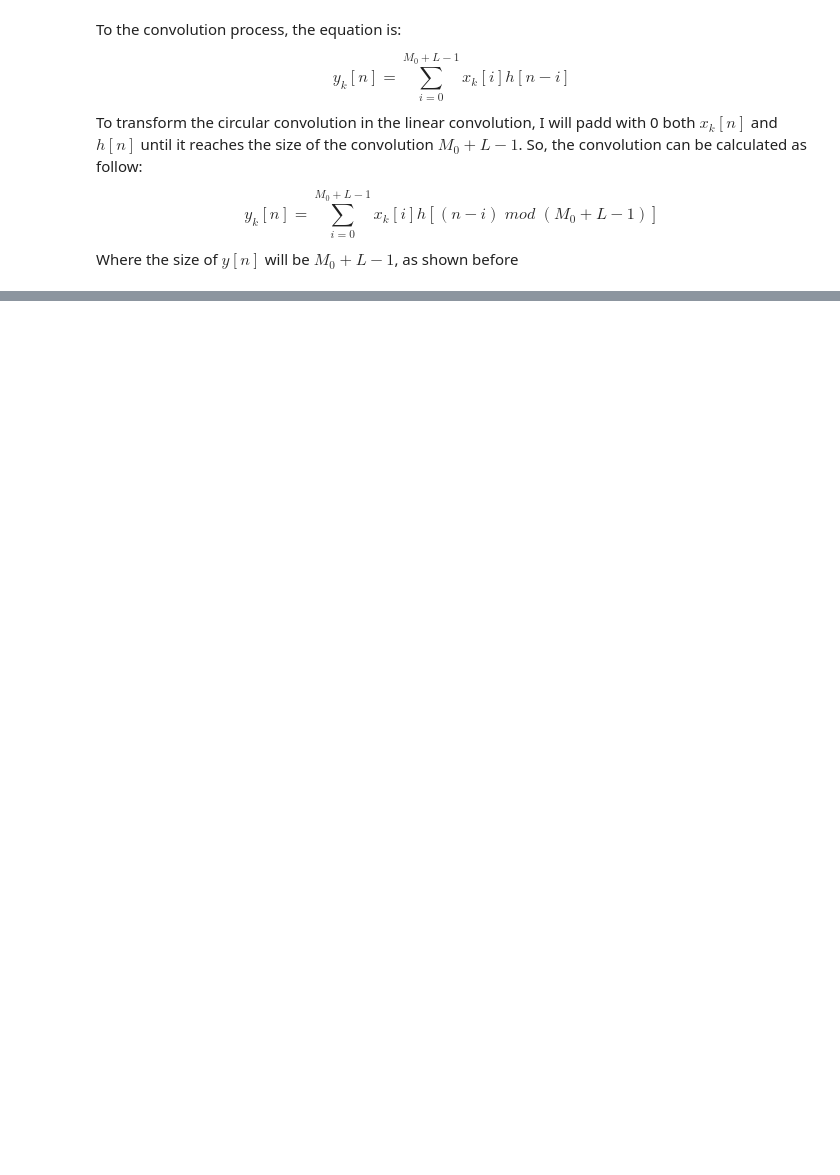
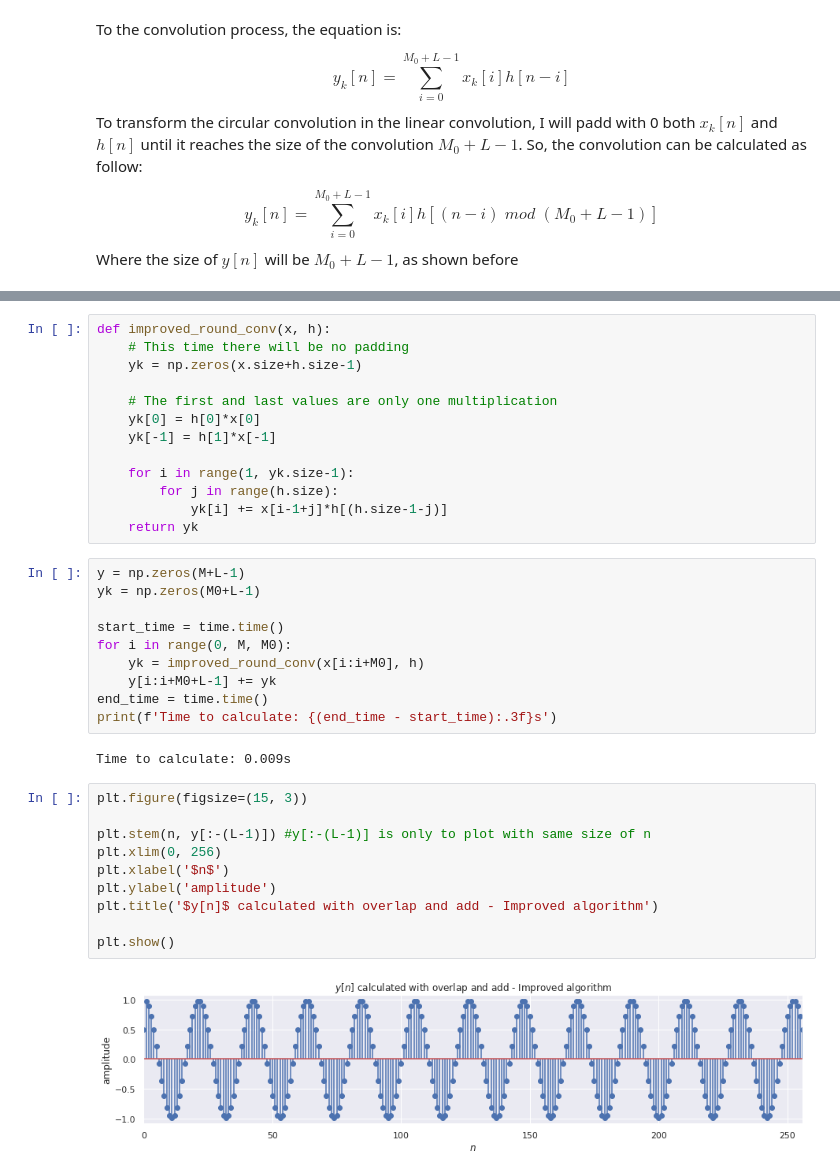
Before and after one commit to JoaoPi314/PDS-sampling-exercise, a Jupyter notebook: Convolution with Overlap and Add.ipynb, the cells around one changed output, grey strips where cells are left out. Drawn from its saved outputs; the diff is of its cells as text; blank space fills up the shorter version.

```diff
--- a/Convolution with Overlap and Add.ipynb
+++ b/Convolution with Overlap and Add.ipynb
@@ -105,0 +166,37 @@ for
+# %%
+def improved_round_conv(x, h):
+    # This time there will be no padding
+    yk = np.zeros(x.size+h.size-1)
+
+    # The first and last values are only one multiplication
+    yk[0] = h[0]*x[0]
+    yk[-1] = h[1]*x[-1]
+
+    for i in range(1, yk.size-1):
+        for j in range(h.size):
+            yk[i] += x[i-1+j]*h[(h.size-1-j)]
+    return yk
+# %%
+y = np.zeros(M+L-1)
+yk = np.zeros(M0+L-1)
+
+start_time = time.time()
+for i in range(0, M, M0):
+    yk = improved_round_conv(x[i:i+M0], h)
+    y[i:i+M0+L-1] += yk
+end_time = time.time()
+print(f'Time to calculate: {(end_time - start_time):.3f}s')
+# %% [output]
+Time to calculate: 0.009s
+# %%
+plt.figure(figsize=(15, 3))
+
+plt.stem(n, y[:-(L-1)]) #y[:-(L-1)] is only to plot with same size of n
+plt.xlim(0, 256)
+plt.xlabel('$n$')
+plt.ylabel('amplitude')
+plt.title('$y[n]$ calculated with overlap and add - Improved algorithm')
+
+plt.show()
+# %% [output]
+[figure, added]
```
Also changed, not shown: parts of 14 cells of this notebook.
